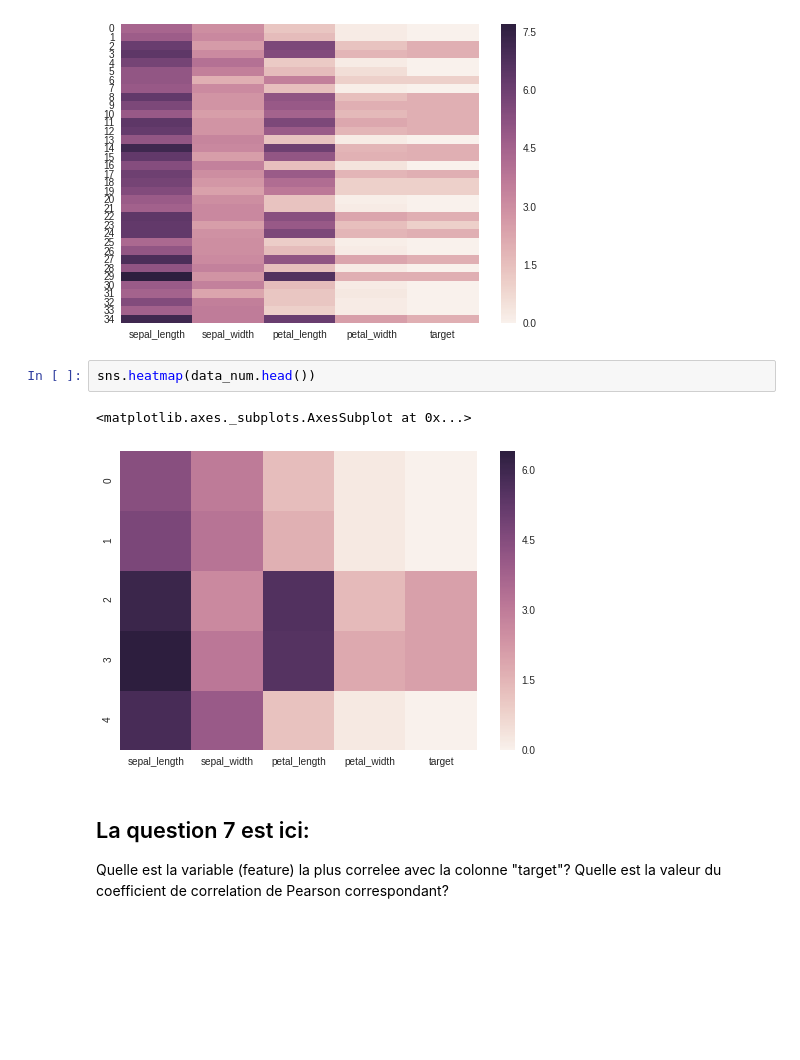
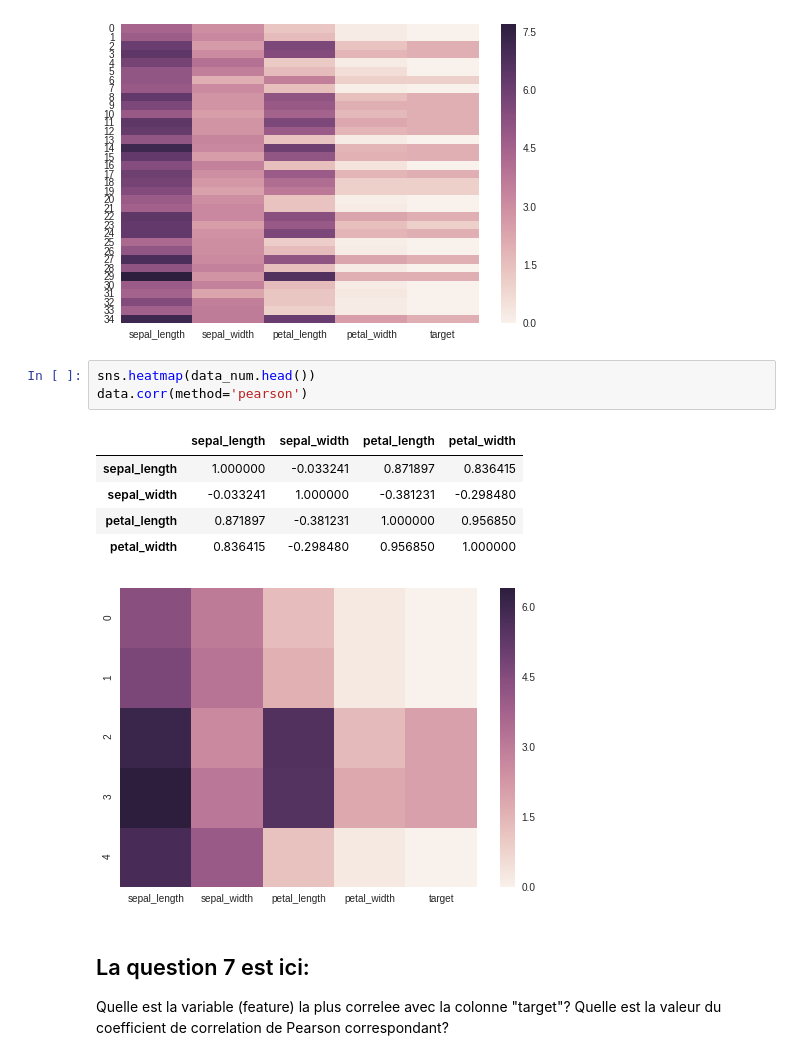
Before and after one commit to BenjiRecursif/info232, a Jupyter notebook: TP1/README.ipynb, the cells around one changed output. Drawn from its saved outputs; the diff is of its cells as text; blank space fills up the shorter version.

```diff
--- a/TP1/README.ipynb
+++ b/TP1/README.ipynb
@@ -236,8 +236,13 @@ sns.heatmap(data_num)
 [figure]
 # %%
 sns.heatmap(data_num.head())
+data.corr(method='pearson')
 # %% [output]
-<matplotlib.axes._subplots.AxesSubplot at 0x...>
+|  | sepal_length | sepal_width | petal_length | petal_width |
+| sepal_length | 1.000000 | -0.033241 | 0.871897 | 0.836415 |
+| sepal_width | -0.033241 | 1.000000 | -0.381231 | -0.298480 |
+| petal_length | 0.871897 | -0.381231 | 1.000000 | 0.956850 |
+| petal_width | 0.836415 | -0.298480 | 0.956850 | 1.000000 |
 [figure]
 # %% [markdown]
 ## La question 7 est ici:
```
Also changed, not shown: parts of 1 cell of this notebook.
